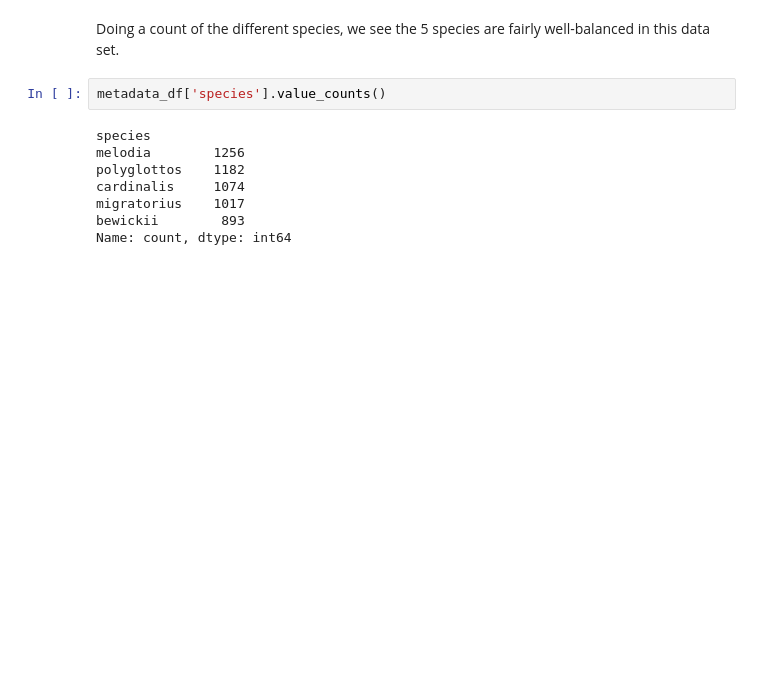
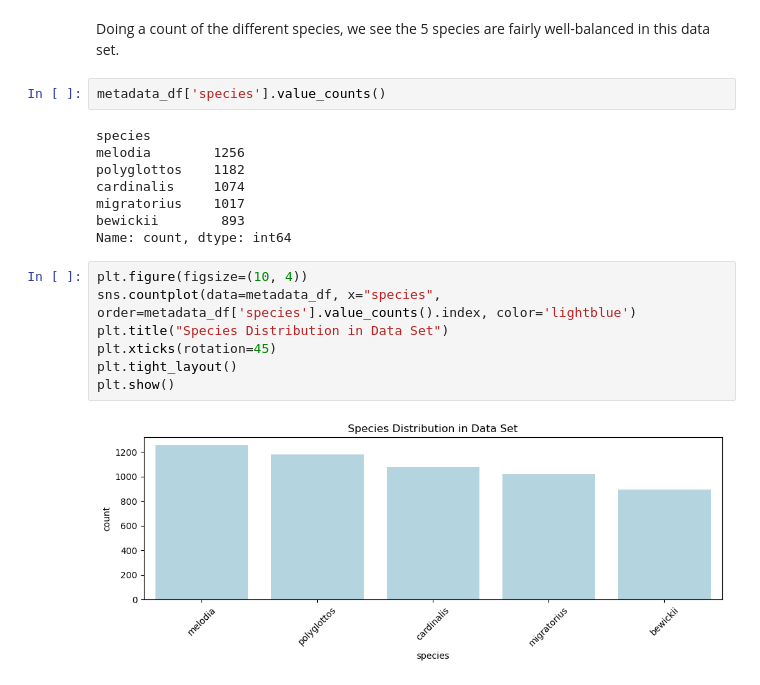
Before and after one commit to PaulHBartley/DTSA-5510, a Jupyter notebook: DTSA-5510_final_project.ipynb, the cells around one changed output. Drawn from its saved outputs; the diff is of its cells as text; blank space fills up the shorter version.

```diff
--- a/DTSA-5510_final_project.ipynb
+++ b/DTSA-5510_final_project.ipynb
@@ -39,3 +40,12 @@ cardinalis     1074
 migratorius    1017
 bewickii        893
 Name: count, dtype: int64
+# %%
+plt.figure(figsize=(10, 4))
+sns.countplot(data=metadata_df, x="species", order=metadata_df['species'].value_counts().index, color='lightblue')
+plt.title("Species Distribution in Data Set")
+plt.xticks(rotation=45)
+plt.tight_layout()
+plt.show()
+# %% [output]
+[figure, added]
```
Also changed, not shown: parts of 1 cell of this notebook.
